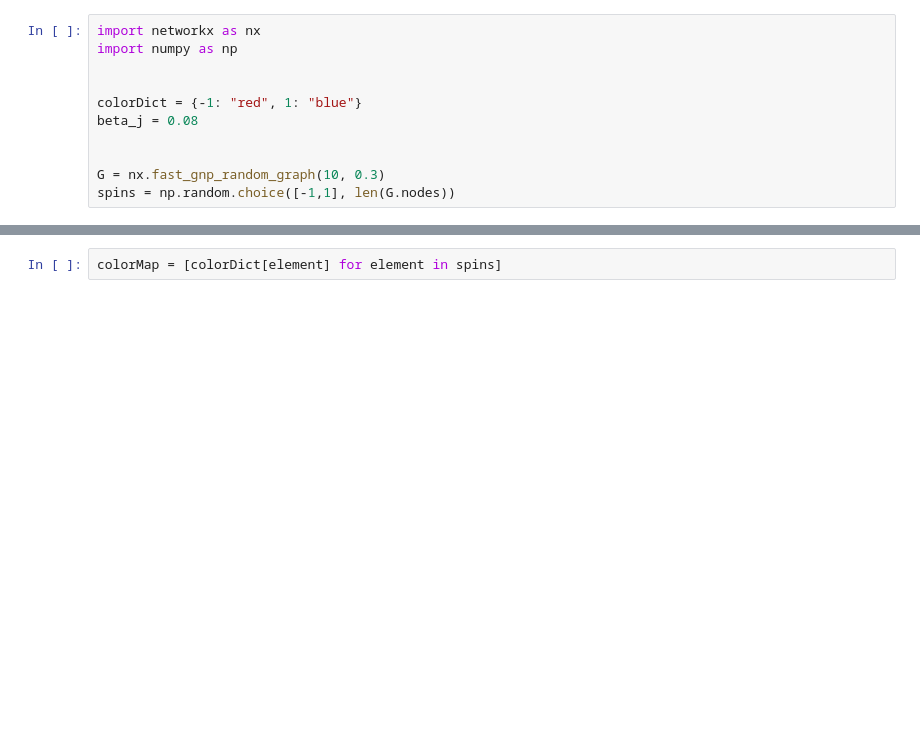
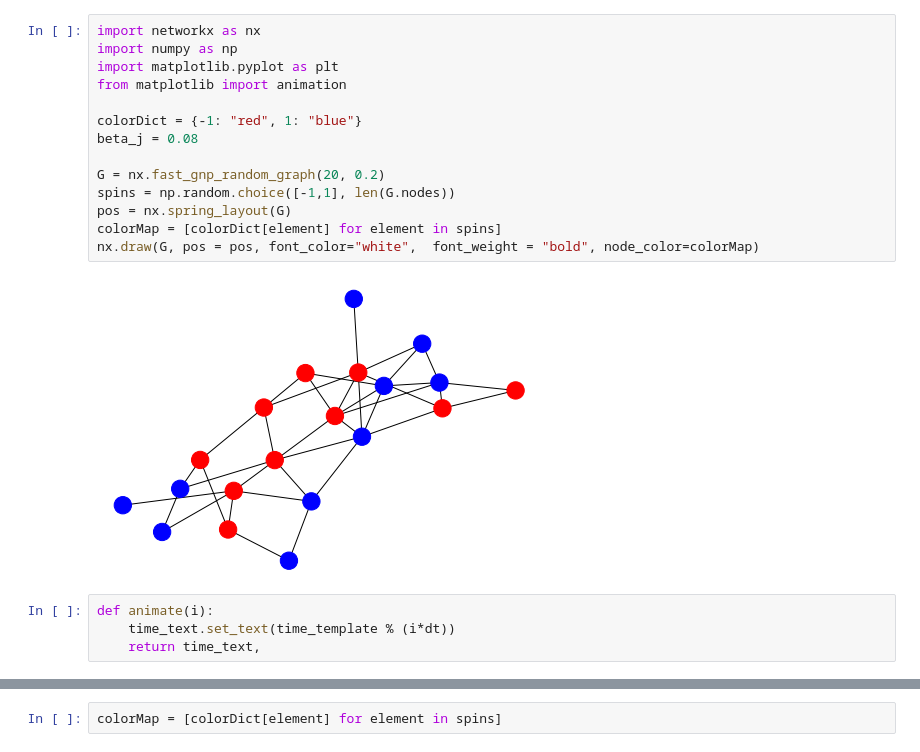
Before and after one commit to Balint831/Ising-spins-on-networks, a Jupyter notebook: main.ipynb, the cells around one changed output, grey strips where cells are left out. Saved outputs shown, nothing was run; the diff lists cells and outputs as text; blank space fills up the shorter version.

```diff
--- a/main.ipynb
+++ b/main.ipynb
@@ -1,13 +1,22 @@
 # %%
 import networkx as nx
 import numpy as np
-
+import matplotlib.pyplot as plt
+from matplotlib import animation
 
 colorDict = {-1: "red", 1: "blue"}
 beta_j = 0.08
 
-
-G = nx.fast_gnp_random_graph(10, 0.3)
+G = nx.fast_gnp_random_graph(20, 0.2)
 spins = np.random.choice([-1,1], len(G.nodes))
+pos = nx.spring_layout(G)
+colorMap = [colorDict[element] for element in spins]
+nx.draw(G, pos = pos, font_color="white",  font_weight = "bold", node_color=colorMap)
+# %% [output]
+[figure, added]
+# %%
+def animate(i):
+    time_text.set_text(time_template % (i*dt))
+    return time_text,
 # %%
 
```
Also changed, not shown: parts of 3 cells of this notebook, 2 other files.
